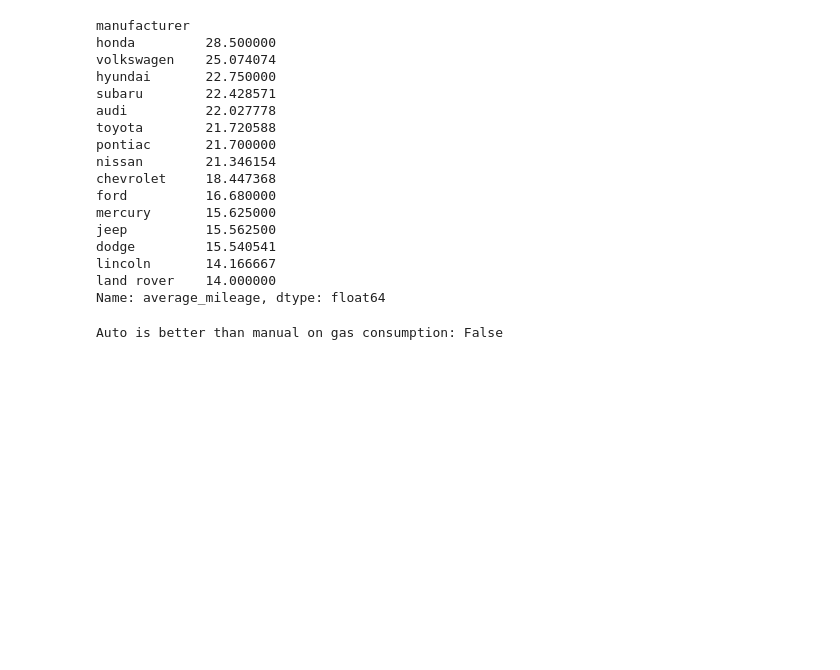
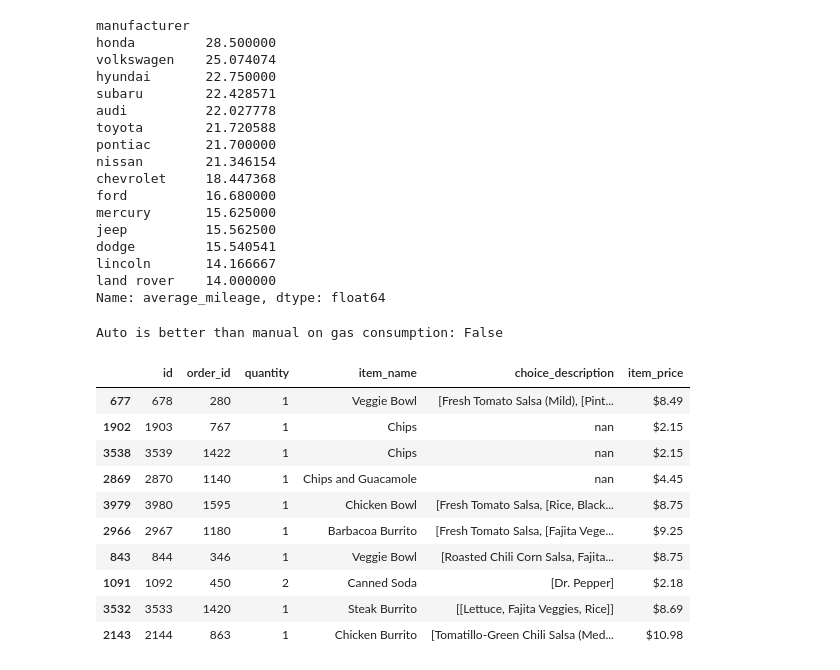
Before and after one commit to JacobPaxton/numpy-pandas-visualization-exercises, a Jupyter notebook: advanced_dataframes.ipynb, the cells around one changed output. Drawn from its saved outputs; the diff is of its cells as text; code cells hidden in the pictures; blank space fills up the shorter version.

```diff
--- a/advanced_dataframes.ipynb
+++ b/advanced_dataframes.ipynb
@@ -335,3 +328,20 @@ manual_mpg = round(mpg[~mpg.is_automatic].average_mileage.mean(),2)
 print("Auto is better than manual on gas consumption:", (auto_mpg > manual_mpg))
 # %% [output]
 Auto is better than manual on gas consumption: False
+# %%
+# Use your get_db_url function to help you explore the data from the chipotle database.
+url = get_db_url(username, host, password, 'chipotle')
+chip = pd.read_sql('SELECT * FROM orders', url)
+chip.sample(10)
+# %% [output]
+|  | id | order_id | quantity | item_name | choice_description | item_price |
+| 677 | 678 | 280 | 1 | Veggie Bowl | [Fresh Tomato Salsa (Mild), [Pint... | $8.49 |
+| 1902 | 1903 | 767 | 1 | Chips | nan | $2.15 |
+| 3538 | 3539 | 1422 | 1 | Chips | nan | $2.15 |
+| 2869 | 2870 | 1140 | 1 | Chips and Guacamole | nan | $4.45 |
+| 3979 | 3980 | 1595 | 1 | Chicken Bowl | [Fresh Tomato Salsa, [Rice, Black... | $8.75 |
+| 2966 | 2967 | 1180 | 1 | Barbacoa Burrito | [Fresh Tomato Salsa, [Fajita Vege... | $9.25 |
+| 843 | 844 | 346 | 1 | Veggie Bowl | [Roasted Chili Corn Salsa, Fajita... | $8.75 |
+| 1091 | 1092 | 450 | 2 | Canned Soda | [Dr. Pepper] | $2.18 |
+| 3532 | 3533 | 1420 | 1 | Steak Burrito | [[Lettuce, Fajita Veggies, Rice]] | $8.69 |
+| 2143 | 2144 | 863 | 1 | Chicken Burrito | [Tomatillo-Green Chili Salsa (Med... | $10.98 |
```
Also changed, not shown: parts of 9 cells of this notebook.
